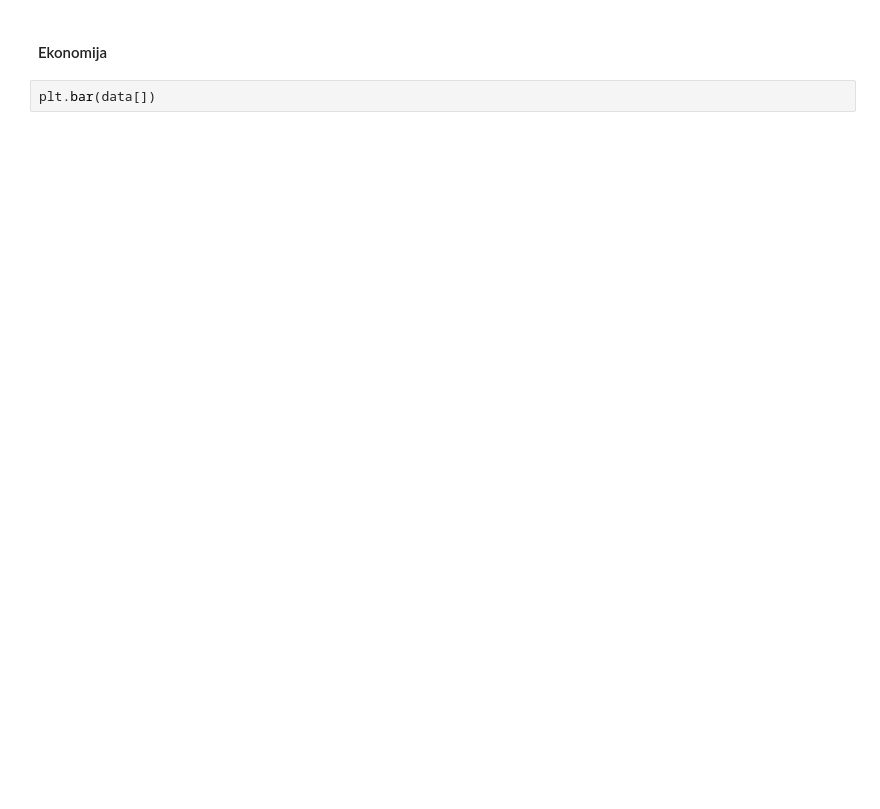
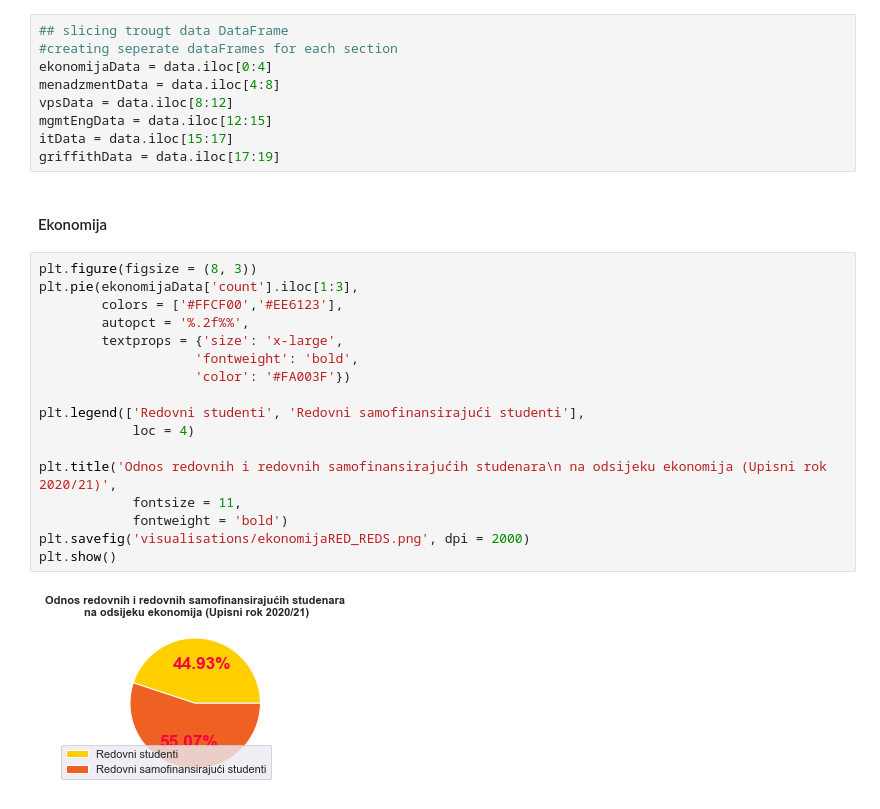
Before and after one commit to WorldWideWest/logisticRegressionSEBS, a Jupyter notebook: visualisation.ipynb, the cells around one changed output. Drawn from its saved outputs; the diff is of its cells as text; blank space fills up the shorter version.

Commit message:
First visualizations
Creating the first visuelizations

```diff
--- a/visualisation.ipynb
+++ b/visualisation.ipynb
@@ -27,4 +30,30 @@ data
+# %%
+## slicing trougt data DataFrame
+#creating seperate dataFrames for each section
+ekonomijaData = data.iloc[0:4]
+menadzmentData = data.iloc[4:8]
+vpsData = data.iloc[8:12]
+mgmtEngData = data.iloc[12:15]
+itData = data.iloc[15:17]
+griffithData = data.iloc[17:19]
 # %% [markdown]
 #### Ekonomija
-# %%
-plt.bar(data[])
+# %%
+plt.figure(figsize = (8, 3))
+plt.pie(ekonomijaData['count'].iloc[1:3],
+        colors = ['#FFCF00','#EE6123'],
+        autopct = '%.2f%%',
+        textprops = {'size': 'x-large',
+                    'fontweight': 'bold',
+                    'color': '#FA003F'})
+
+plt.legend(['Redovni studenti', 'Redovni samofinansirajući studenti'],
+            loc = 4)
+
+plt.title('Odnos redovnih i redovnih samofinansirajućih studenara\n na odsijeku ekonomija (Upisni rok 2020/21)',
+            fontsize = 11,
+            fontweight = 'bold')
+plt.savefig('visualisations/ekonomijaRED_REDS.png', dpi = 2000)
+plt.show()
+# %% [output]
+[figure, added]
```
Also changed, not shown: parts of 5 cells of this notebook, 5 other files.
